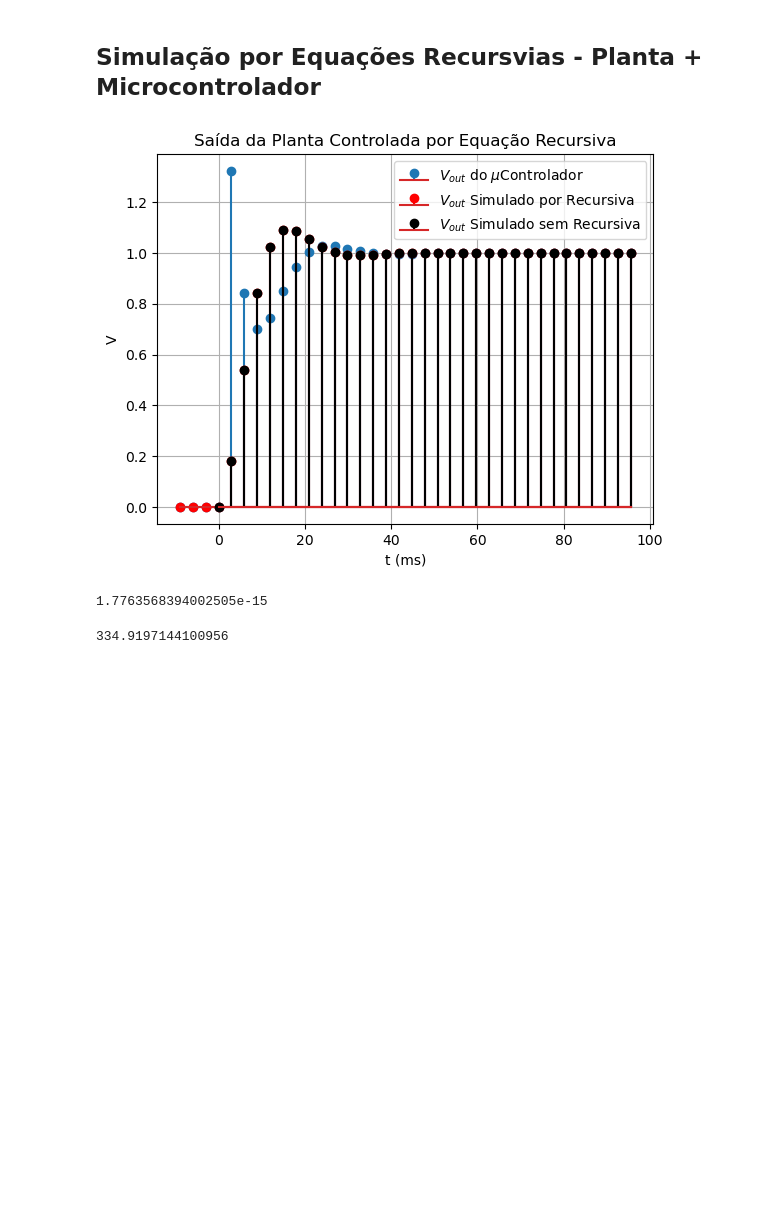
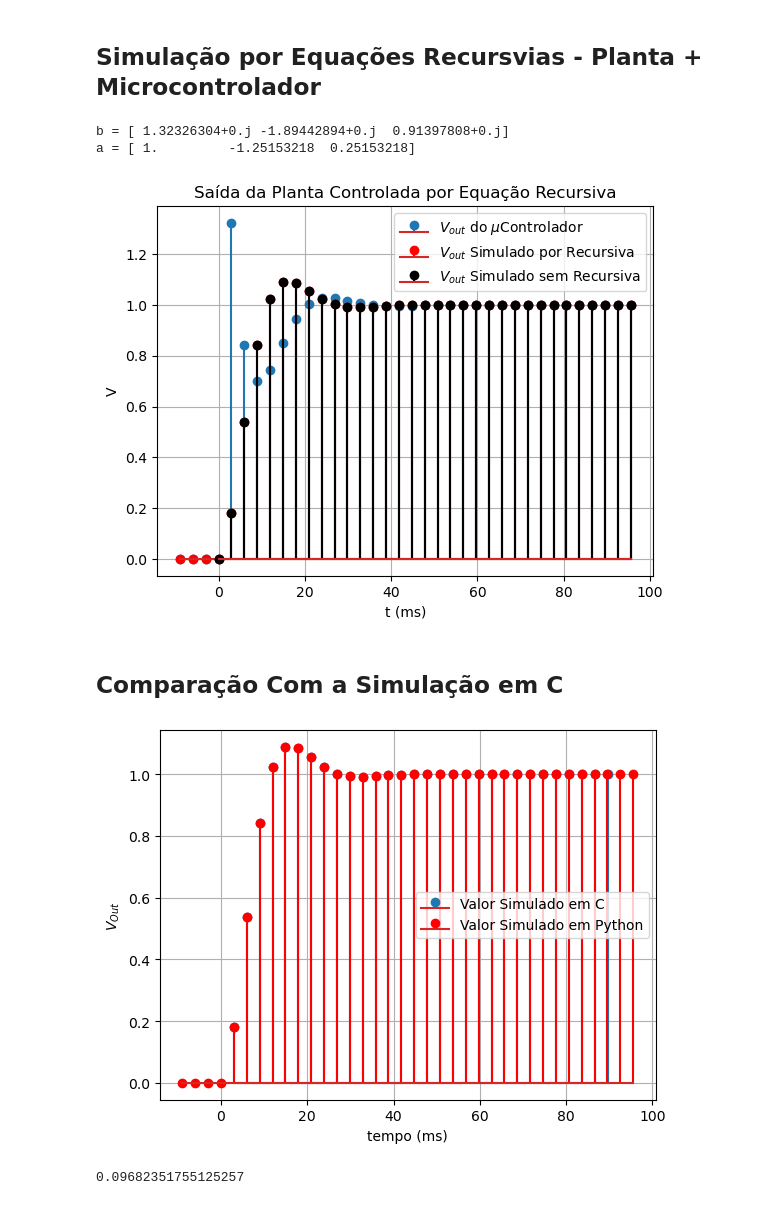
Before and after one commit to Emanuel600/Misc, a Jupyter notebook: Simul_Controle/Projeto 1 - Modelagem da Planta.ipynb, the cells around one changed output. Cells and saved outputs as stored; diff of their text form; code cells hidden in the pictures; blank space fills up the shorter version.

```diff
--- a/Simul_Controle/Projeto 1 - Modelagem da Planta.ipynb
+++ b/Simul_Controle/Projeto 1 - Modelagem da Planta.ipynb
@@ -414,6 +414,9 @@ a = [ 1.         -1.25153218  0.25153218]
 # %%
 [[[cb]], [[ca]]] = ct.tfdata(K*Cz)
 [[[gb]], [[ga]]] = ct.tfdata(Gz)
+
+print("b =", cb)
+print("a =", ca)
 
 cb = np.real(cb)
 gb = np.real(gb)
@@ -469,12 +472,32 @@ plt.ylabel("V")
 plt.grid(True)
 plt.show()
 # %% [output]
+b = [ 1.32326304+0.j -1.89442894+0.j  0.91397808+0.j]
+a = [ 1.         -1.25153218  0.25153218]
 [figure]
-# %%
-np.max(np.abs(Y[3:]-ycg))
-# %% [output]
-1.7763568394002505e-15
-# %%
-1/Ts
-# %% [output]
-334.9197144100956
+# %% [markdown]
+## Comparação Com a Simulação em C
+# %%
+import pandas as pd
+
+df = pd.read_csv('Controle P1/Simulacao em C.csv')
+#print(df)
+####
+tcms = 1e3*df['t']
+Yc   = df['Y']
+
+plt.stem(tcms, Yc)
+plt.stem(1e3*(tz+0*Ts), Y, "r", label="$V_{out}$ Simulado por Recursiva")
+
+plt.legend(["Valor Simulado em C", "Valor Simulado em Python"])
+
+plt.ylabel("$V_{Out}$")
+plt.xlabel("tempo (ms)")
+plt.grid(True)
+plt.show()
+# %% [output]
+[figure, added]
+# %%
+(Ta+2*τ)
+# %% [output]
+0.09682351755125257
```
Also changed, not shown: 2 other files.
